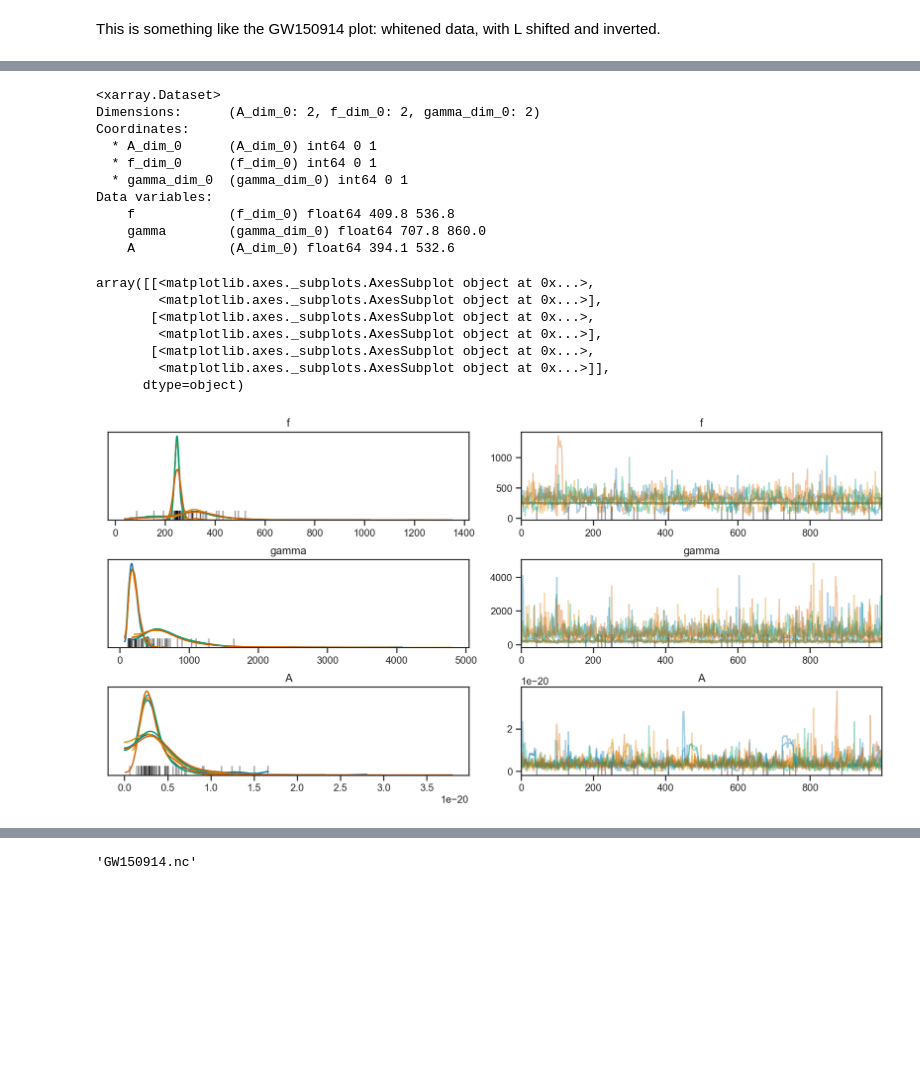
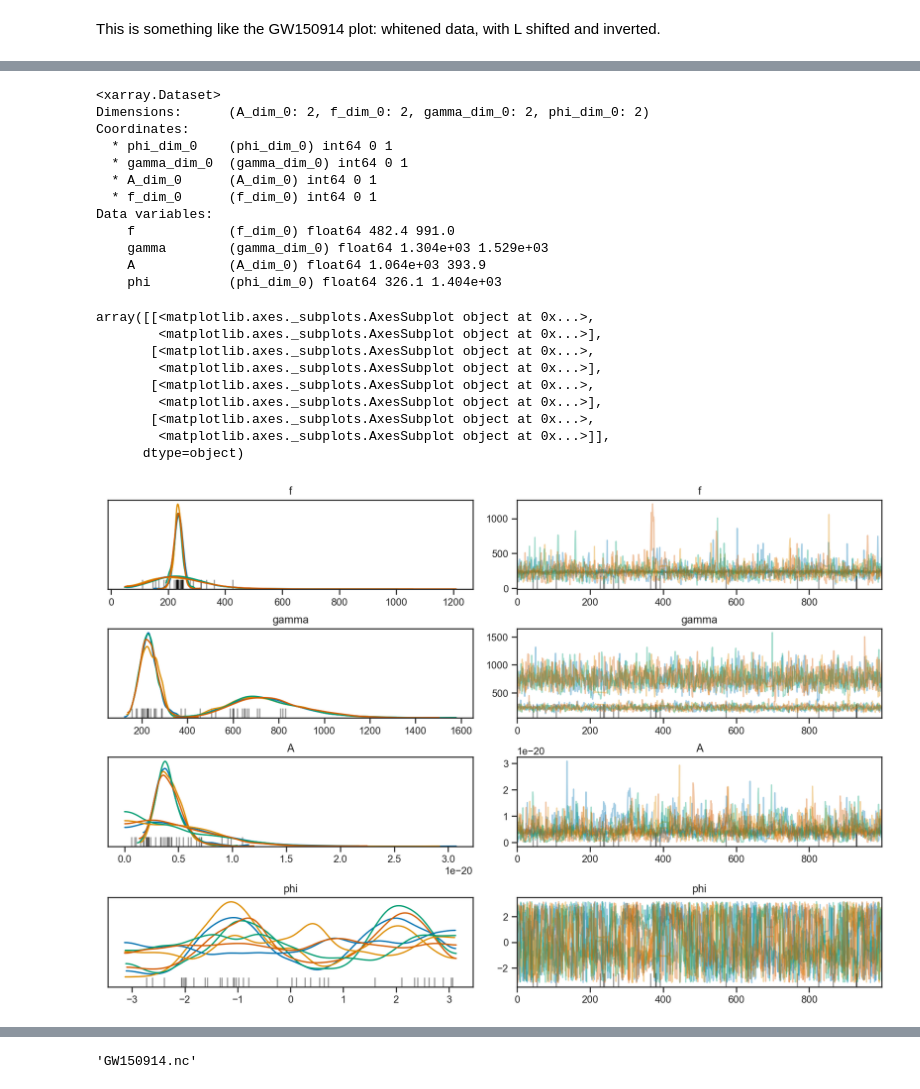
Before and after one commit to farr/ringdown, a Jupyter notebook: GW150914.ipynb, the cells around one changed output, grey strips where cells are left out. Drawn from its saved outputs; the diff is of its cells as text; code cells hidden in the pictures; blank space fills up the shorter version.

```diff
--- a/GW150914.ipynb
+++ b/GW150914.ipynb
@@ -61,17 +61,17 @@ plot(Lts, Lstrain, label='L')
 [<matplotlib.lines.Line2D at 0x...>]
 [figure]
 # %%
-b, a = sig.butter(4, [32/fny, 1024/fny], btype='bandpass', output='ba')
-Hfilt = sig.filtfilt(b, a, Hstrain)[::2]
-Lfilt = sig.filtfilt(b, a, Lstrain)[::2]
-Htsfilt = Hts[::2]
-Ltsfilt = Lts[::2]
+b, a = sig.butter(4, 20/fny, btype='highpass', output='ba')
+Hfilt = sig.filtfilt(b, a, Hstrain)
+Lfilt = sig.filtfilt(b, a, Lstrain)
+Htsfilt = Hts
+Ltsfilt = Lts
 
 # Grab the first sample that is *after* the merger in both detectors
 I0H = where(tgps_H <= Htsfilt)[0][0]
 I0L = where(tgps_L <= Ltsfilt)[0][0]
 
-Nanalyze = 64
+Nanalyze = 128
 Tanalyze = Nanalyze*(Htsfilt[1]-Htsfilt[0])
 print('Will analyze {:.3f} s of data'.format(Tanalyze))
 # %% [output]
@@ -170,14 +174,14 @@ data = {
 
     't0': [tgps_H, tgps_L],
     'ts': [Htsfilt[I0H:I0H+Nanalyze], Ltsfilt[I0L:I0L+Nanalyze]],
-    'strain': [Hfilt[I0H:I0H+Nanalyze], -Lfilt[I0L:I0L+Nanalyze]],
+    'strain': [Hfilt[I0H:I0H+Nanalyze], Lfilt[I0L:I0L+Nanalyze]],
     'L': [HL, LL],
 
     'mu_logf': [log(f0), log(f1)],#, log(f2)],
     'sigma_logf': [0.5, 0.5],#, 0.5],
 
     'mu_loggamma': [log(gamma0), log(gamma1)],#, log(gamma2)],
-    'sigma_loggamma': [0.5, 0.5],#, 0.5],
+    'sigma_loggamma': [0.2, 0.2],#, 0.2],
 
     'FpFc': [[FpH, FcH], [FpL, FcL]],
 
@@ -189,29 +193,33 @@ fit = model.sampling(data=data, iter=n*2000, thin=n)
 # %%
 fit = az.convert_to_inference_data(fit)
 # %%
-az.effective_sample_size(fit, var_names=['f', 'gamma', 'A'])
+az.effective_sample_size(fit, var_names=['f', 'gamma', 'A', 'phi'])
 # %% [output]
 <xarray.Dataset>
-Dimensions:      (A_dim_0: 2, f_dim_0: 2, gamma_dim_0: 2)
+Dimensions:      (A_dim_0: 2, f_dim_0: 2, gamma_dim_0: 2, phi_dim_0: 2)
 Coordinates:
+  * phi_dim_0    (phi_dim_0) int64 0 1
+  * gamma_dim_0  (gamma_dim_0) int64 0 1
   * A_dim_0      (A_dim_0) int64 0 1
   * f_dim_0      (f_dim_0) int64 0 1
-  * gamma_dim_0  (gamma_dim_0) int64 0 1
 Data variables:
-    f            (f_dim_0) float64 409.8 536.8
-    gamma        (gamma_dim_0) float64 707.8 860.0
-    A            (A_dim_0) float64 394.1 532.6
+    f            (f_dim_0) float64 482.4 991.0
+    gamma        (gamma_dim_0) float64 1.304e+03 1.529e+03
+    A            (A_dim_0) float64 1.064e+03 393.9
+    phi          (phi_dim_0) float64 326.1 1.404e+03
 # %%
-az.plot_trace(fit, var_names=['f', 'gamma', 'A'], compact=True)
+az.plot_trace(fit, var_names=['f', 'gamma', 'A', 'phi'], compact=True)
 # %% [output]
 array([[<matplotlib.axes._subplots.AxesSubplot object at 0x...>,
+        <matplotlib.axes._subplots.AxesSubplot object at 0x...>],
+       [<matplotlib.axes._subplots.AxesSubplot object at 0x...>,
         <matplotlib.axes._subplots.AxesSubplot object at 0x...>],
        [<matplotlib.axes._subplots.AxesSubplot object at 0x...>,
         <matplotlib.axes._subplots.AxesSubplot object at 0x...>],
        [<matplotlib.axes._subplots.AxesSubplot object at 0x...>,
         <matplotlib.axes._subplots.AxesSubplot object at 0x...>]],
       dtype=object)
-[figure, old version]
+[figure, new version]
 # %%
 az.plot_pair(fit, var_names=['f', 'gamma', 'A'], divergences=True)
 # %% [output]
```
Also changed, not shown: parts of 19 cells of this notebook, 2 other files.
